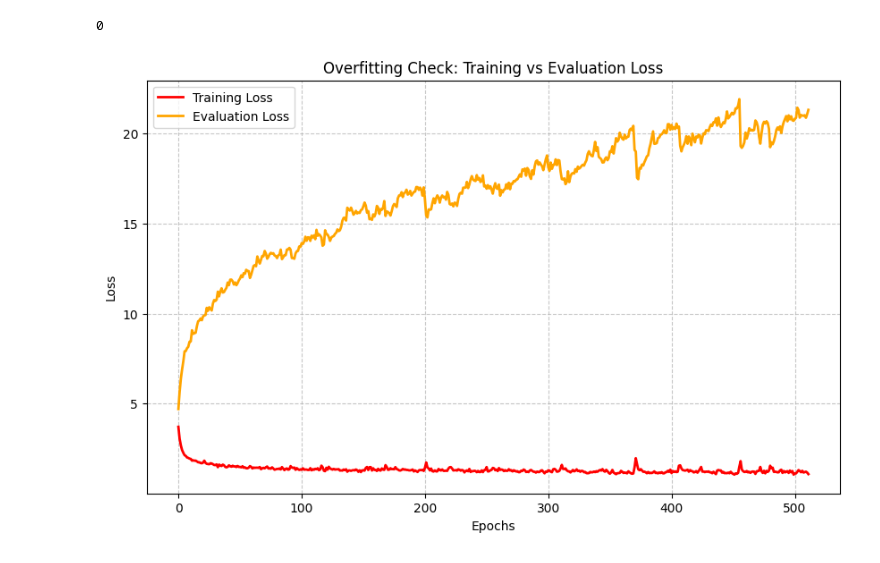
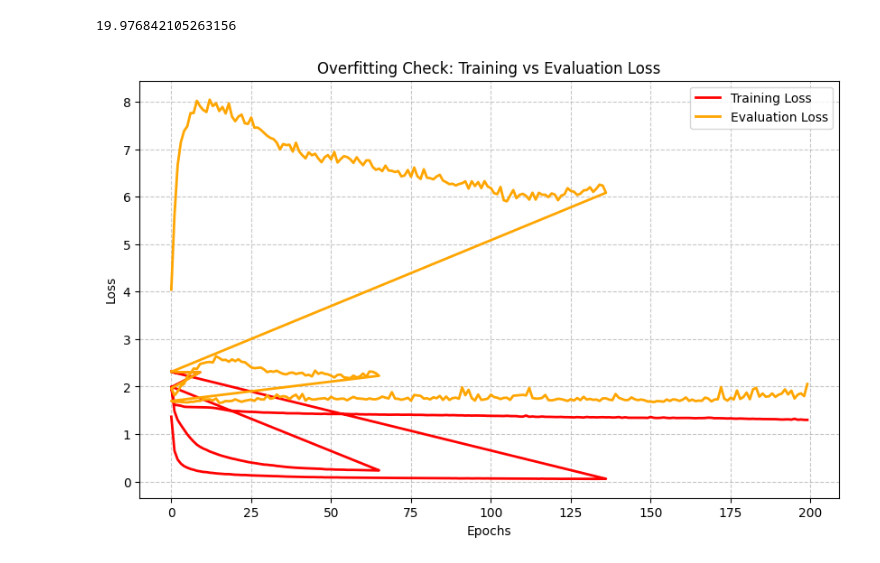
Before and after one commit to Aavash232311/transformer-pt-analysis, a Jupyter notebook: analysis/unseen_pairs_model_analyisis.ipynb, the cells around one changed output. Drawn from its saved outputs; the diff is of its cells as text; code cells hidden in the pictures.

```diff
--- a/analysis/unseen_pairs_model_analyisis.ipynb
+++ b/analysis/unseen_pairs_model_analyisis.ipynb
@@ -11,25 +11,25 @@ sys.path.insert(0, str(PROJECT_ROOT))
 # %%
 import os
 import torch
 from utils.explained_variance_ratio import overfitting_plot
 
 
 
 checkpoint_dir = '../checkpoints'
-full_path = os.path.join(checkpoint_dir, 'new_ds.pth')
+full_path = os.path.join(checkpoint_dir, 'dim_4_layer_3_alterset.pth')
 checkpoint = torch.load(full_path)
 
 
 
 train_plot = checkpoint['train_loss_history']
 eval_plot = checkpoint['eval_loss_history']
 
 eval_accuracy = checkpoint.get("total_accuracy")
 dimension = checkpoint.get("d_model")
 print(eval_accuracy)
 
 
 overfitting_plot(train_plot, eval_plot)
 # %% [output]
-0
+19.976842105263156
-[figure, old version]
+[figure, new version]
```
Also changed, not shown: parts of 3 cells of this notebook, 5 other files.
